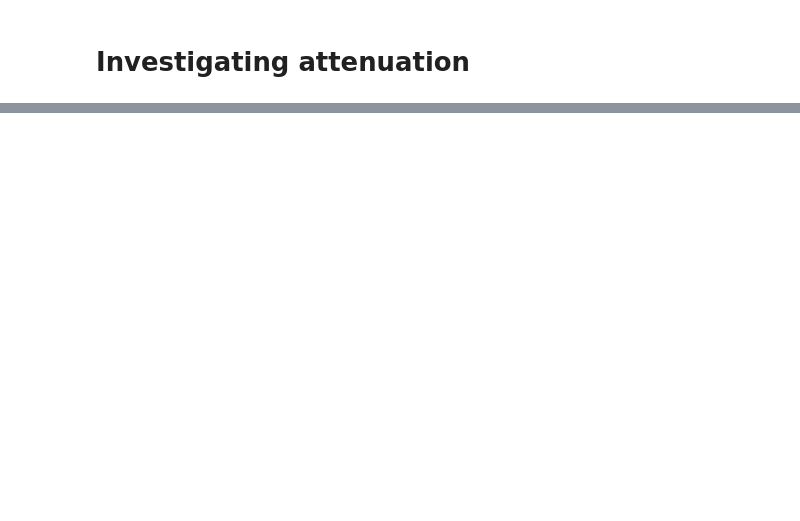
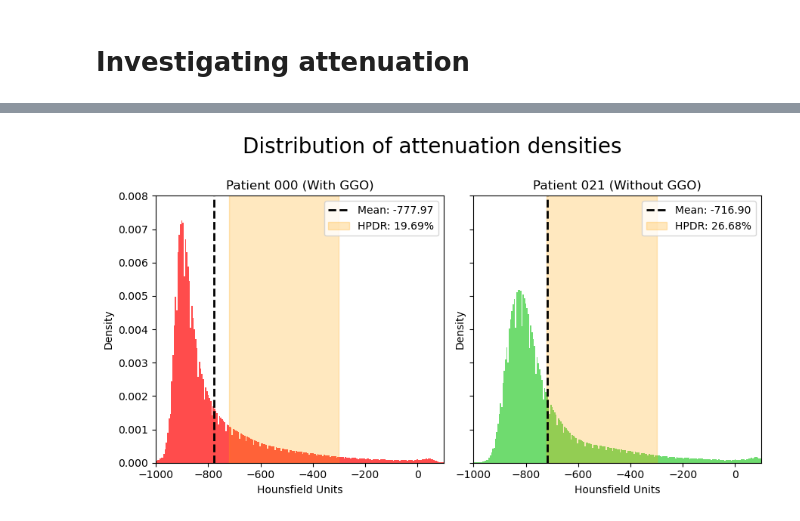
Before and after one commit to JaSeKii/BachelorProject, a Jupyter notebook: PreliminaryStudies/attenuation_study.ipynb, the cells around one changed output, grey strips where cells are left out. Cells and saved outputs as stored; diff of their text form; code cells hidden in the pictures; blank space fills up the shorter version.

```diff
--- a/PreliminaryStudies/attenuation_study.ipynb
+++ b/PreliminaryStudies/attenuation_study.ipynb
@@ -150,0 +90,43 @@ plt.show()
+# %%
+df_subset = df.iloc[[0, 18]]
+
+cols = 2
+rows = 1
+
+# Create a grid of subplots
+fig, axes = plt.subplots(nrows=rows, ncols=cols, figsize=(9, 5), sharex=True, sharey=True)
+axes = axes.flatten()
+bins = np.linspace(-1000, 200, 250)
+subplot_idx = 0
+
+# Plot each patient's attenuation data
+for _, row in df_subset.iterrows():
+    attenuation_data = row['attenuation']
+    patient_id = row['patient']
+    label = row['label']
+    hpdr = row['hpdr']
+    color = 'red' if label == 'w_ggo' else 'limegreen'
+    title = 'With GGO' if label == 'w_ggo' else 'Without GGO'
+
+    axes[subplot_idx].hist(attenuation_data, bins=bins, alpha=0.7, density=True, color=color)
+    axes[subplot_idx].set_title(f"Patient {patient_id} ({title})")
+    axes[subplot_idx].set_xlabel("Hounsfield Units")
+    axes[subplot_idx].set_ylabel("Density")
+    axes[subplot_idx].set_ylim(0, 0.008)
+    axes[subplot_idx].set_xlim(-1000, 100)
+    HPDR = axes[subplot_idx].axvspan(-720, -300, color='orange', alpha=0.25)
+    mean_value = np.mean(attenuation_data)
+    mean_line = axes[subplot_idx].axvline(mean_value, color='black', linestyle='--', linewidth=2)
+    axes[subplot_idx].legend([mean_line,HPDR],[f'Mean: {mean_value:.2f}', f"HPDR: {hpdr * 100:.2f}%"], loc="upper right")
+    #ax.legend([f'Mean: {mean_value:.2f}', f"HPDR: {hpdr_percent * 100:.2f}%"], loc="upper right")
+    subplot_idx += 1
+
+# Turn off unused axes
+for i in range(subplot_idx, len(axes)):
+    axes[i].axis('off')
+
+plt.suptitle('Distribution of attenuation densities', fontsize=20)
+plt.tight_layout(rect=[0, 0, 1, 0.98])
+plt.show()
+# %% [output]
+[figure, added]
```
Also changed, not shown: parts of 7 cells of this notebook.
